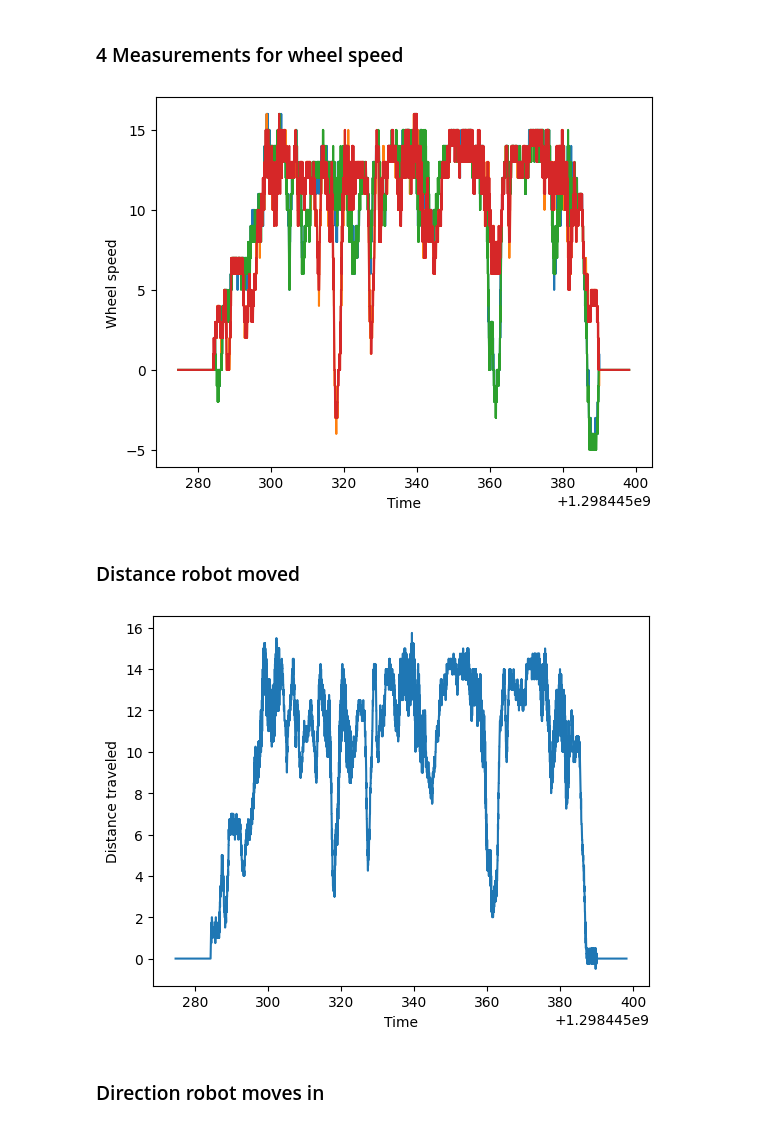
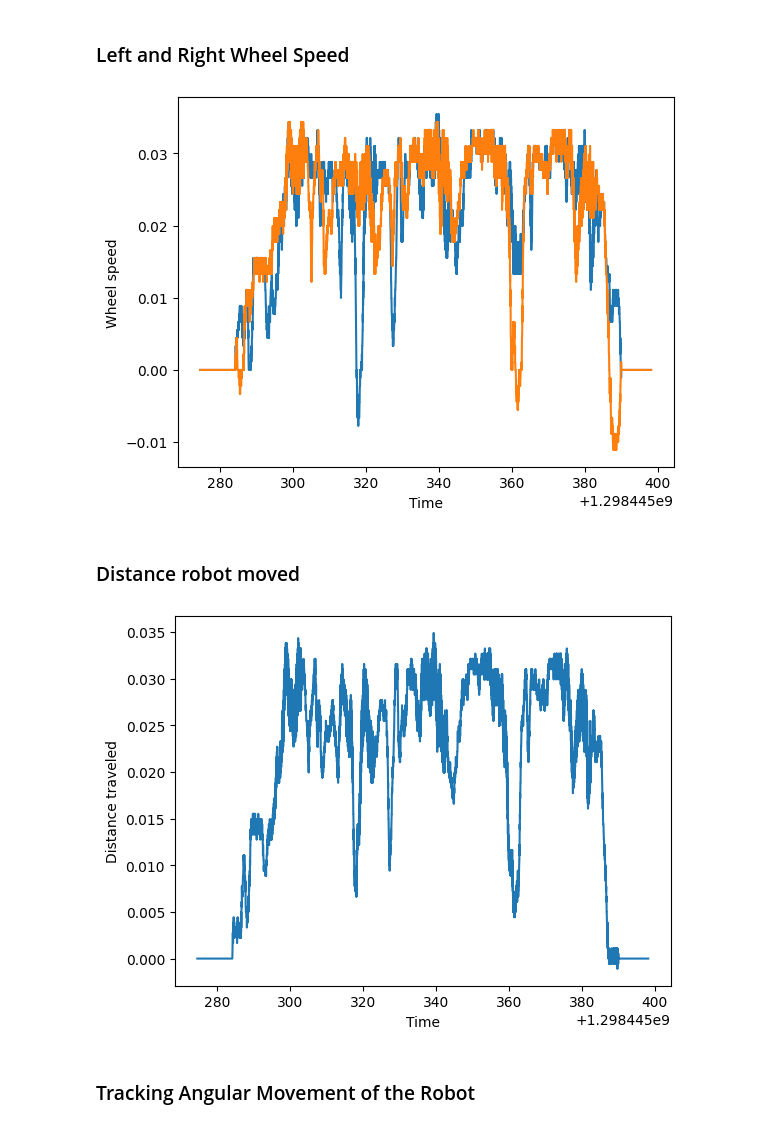
Before and after one commit to Kalva014/SLAM, a Jupyter notebook: SLAM.ipynb, the cells around one changed output. Drawn from its saved outputs; the diff is of its cells as text; code cells hidden in the pictures.

Commit message:
Using Odometry can plot the map

```diff
--- a/SLAM.ipynb
+++ b/SLAM.ipynb
@@ -14,37 +14,53 @@ FR, FL, RR, RL, enc_ts = ld.get_encoder('ECE5242Proj3_train_selected/data/Encode
 
 # Lidar
 lidar = ld.get_lidar('ECE5242Proj3_train_selected/data/Hokuyo20')
-# %% [markdown]
-### 4 Measurements for wheel speed
+# %%
+"""
+Get distance traveled for 1 tick
+
+Variables:
+- L, R: "Encoder ticks in degrees where 360 ticks/counts is 1 revolution"
+- e_l, e_r: "In meters, encoder ticks traveled"
+- Wheel_diameter: "In meters"
+"""
+# Calculate how much wheel turns in 1 revolution
+wheel_diameter = 0.254
+wheel_radius = wheel_diameter / 2
+wheel_circumference = 2 * wheel_radius * np.pi # C = 2 * PI * R
+tick_distance = wheel_circumference / 360 # Divide wheel into 360 slices to get distance for 1 tick
+
+# Convert ticks to meters
+L = (FL + RL) / 2
+R = (FR + RR) / 2
+e_l = L * tick_distance
+e_r = R * tick_distance
+# %% [markdown]
+### Left and Right Wheel Speed
 # %%
 # Initialize figures
 fig, ax = plt.subplots()
 
 # Set axes
 x = enc_ts
-y1 = FR
-y2 = FL
-y3 = RR
-y4 = RL
+y1 = e_l
+y2 = e_r
 
 # Plot each data encoder np array on same plot
 ax.plot(x, y1)
 ax.plot(x, y2)
-ax.plot(x, y3)
-ax.plot(x, y4)
 
 ax.set_xlabel("Time")
 ax.set_ylabel("Wheel speed")
 
 plt.show()
 plt.close()
 # %% [output]
-[figure, old version]
+[figure, new version]
 # %% [markdown]
 ### Distance robot moved
 # %%
 # Get distance traveled by taking average
-avg = (FR + FL + RR + RL) / 4
+avg = (e_l + e_r) / 2
 
 # Plot the data
 fig, ax = plt.subplots()
@@ -56,7 +72,7 @@ ax.set_ylabel("Distance traveled")
 plt.show()
 plt.close()
 # %% [output]
-[figure, old version]
+[figure, new version]
-# %% [markdown]
-### Direction robot moves in
+# %% [markdown]
+### Tracking Angular Movement of the Robot
 # %%
```
Also changed, not shown: parts of 10 cells of this notebook, 1 other file.
